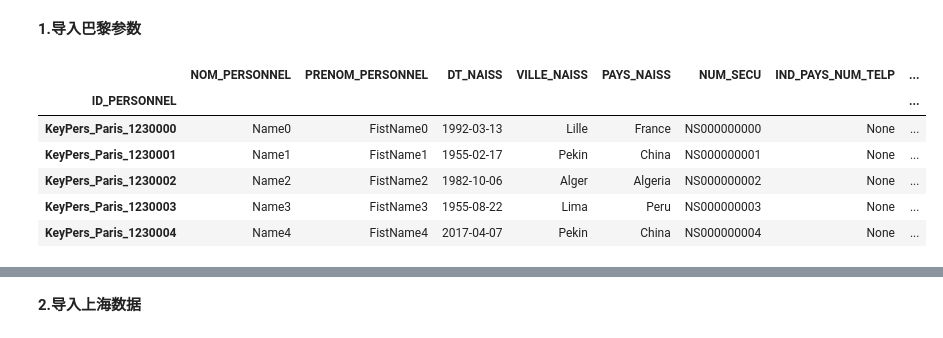
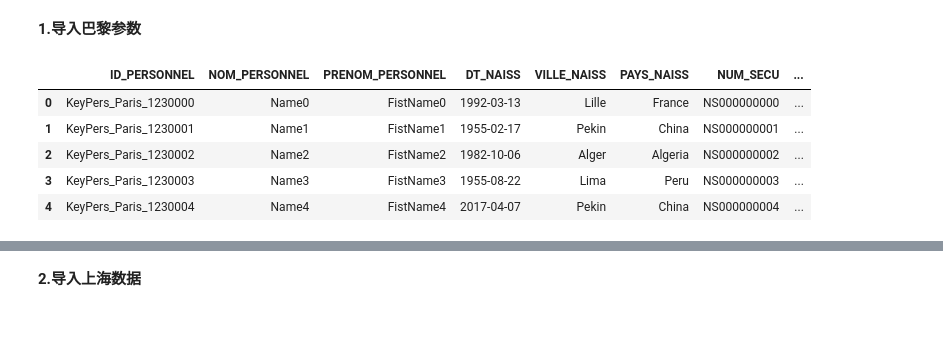
Before and after one commit to lvga1228/NF26_DATAWAREHOUSE, a Jupyter notebook: BDD_BGES/zang_analysis_data.ipynb, the cells around one changed output, grey strips where cells are left out. Cells and saved outputs as stored; diff of their text form; code cells hidden in the pictures.

```diff
--- a/BDD_BGES/zang_analysis_data.ipynb
+++ b/BDD_BGES/zang_analysis_data.ipynb
@@ -14,15 +14,14 @@ spark = SparkSession.builder.getOrCreate()
 # %% [markdown]
 **1.导入巴黎参数**
 # %%
-psdf_person_paris=ps.read_csv('/Users/ordi_de_lvga/Documents/nf26_td/projet/BDD_BGES/BDD_BGES_PARIS/PERSONNEL_PARIS.txt', sep=';',index_col='ID_PERSONNEL')
+psdf_person_paris=ps.read_csv('/Users/ordi_de_lvga/Documents/nf26_td/projet/BDD_BGES/BDD_BGES_PARIS/PERSONNEL_PARIS.txt', sep=';')
 psdf_person_paris.head(5)
 #psdf_person_paris.shape[0]  :5000
 # %% [output]
-|  | NOM_PERSONNEL | PRENOM_PERSONNEL | DT_NAISS | VILLE_NAISS | PAYS_NAISS | NUM_SECU | IND_PAYS_NUM_TELP | ... |
-| ID_PERSONNEL |  |  |  |  |  |  |  | ... |
-| KeyPers_Paris_1230000 | Name0 | FistName0 | 1992-03-13 | Lille | France | NS000000000 | None | ... |
-| KeyPers_Paris_1230001 | Name1 | FistName1 | 1955-02-17 | Pekin | China | NS000000001 | None | ... |
-| KeyPers_Paris_1230002 | Name2 | FistName2 | 1982-10-06 | Alger | Algeria | NS000000002 | None | ... |
-| KeyPers_Paris_1230003 | Name3 | FistName3 | 1955-08-22 | Lima | Peru | NS000000003 | None | ... |
-| KeyPers_Paris_1230004 | Name4 | FistName4 | 2017-04-07 | Pekin | China | NS000000004 | None | ... |
+|  | ID_PERSONNEL | NOM_PERSONNEL | PRENOM_PERSONNEL | DT_NAISS | VILLE_NAISS | PAYS_NAISS | NUM_SECU | ... |
+| 0 | KeyPers_Paris_1230000 | Name0 | FistName0 | 1992-03-13 | Lille | France | NS000000000 | ... |
+| 1 | KeyPers_Paris_1230001 | Name1 | FistName1 | 1955-02-17 | Pekin | China | NS000000001 | ... |
+| 2 | KeyPers_Paris_1230002 | Name2 | FistName2 | 1982-10-06 | Alger | Algeria | NS000000002 | ... |
+| 3 | KeyPers_Paris_1230003 | Name3 | FistName3 | 1955-08-22 | Lima | Peru | NS000000003 | ... |
+| 4 | KeyPers_Paris_1230004 | Name4 | FistName4 | 2017-04-07 | Pekin | China | NS000000004 | ... |
 # %%
```
Also changed, not shown: parts of 42 cells of this notebook, 1 other file.
